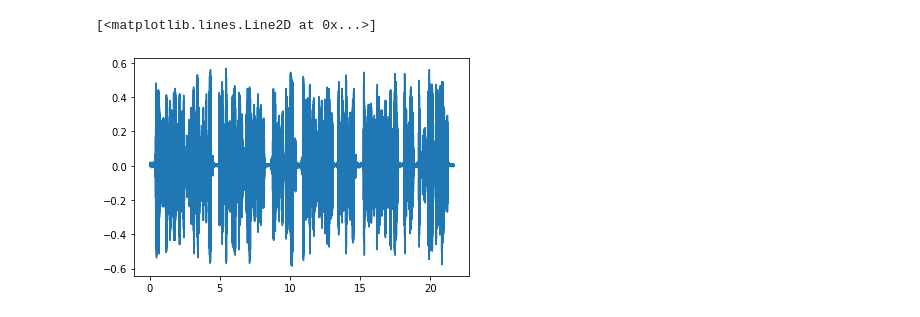
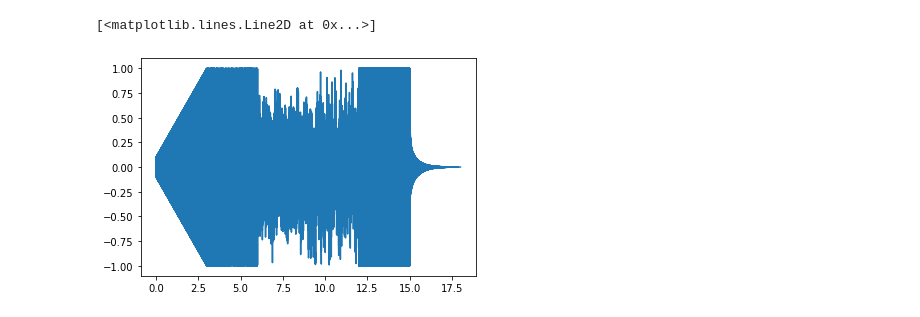
Before and after one commit to lnadi17/spectro-kg, a Jupyter notebook: notebook.ipynb, the cells around one changed output. Saved outputs shown, nothing was run; the diff lists cells and outputs as text; code cells hidden in the pictures.

```diff
--- a/notebook.ipynb
+++ b/notebook.ipynb
@@ -27,7 +27,7 @@ def read_wav_audio(audio_relative_path):
     return fs, audio_data
 # %%
 audio_base_path = 'audio/'
-audio_file_name = 'hawking02.wav'
+audio_file_name = 'test.wav'
 # %%
 fs, audio_data = read_wav_audio(audio_base_path + audio_file_name)
 # %% [output]
@@ -57,10 +57,12 @@ plt.plot(w, np.abs(fw))
 # %%
 # plot inverse fourier transform to see everything is correct
 inv_fw = np.fft.irfft(fw)
+t = np.linspace(0, len(audio_data) / fs, len(inv_fw))
+
 plt.plot(t, inv_fw)
 # %% [output]
 [<matplotlib.lines.Line2D at 0x...>]
-[figure, old version]
+[figure, new version]
 # %%
 # n_width is window width and n_overlap is window overlap (in samples)
 def get_window_generator(signal, n_width, n_overlap):
```
Also changed, not shown: parts of 8 cells of this notebook, 1 other file.
